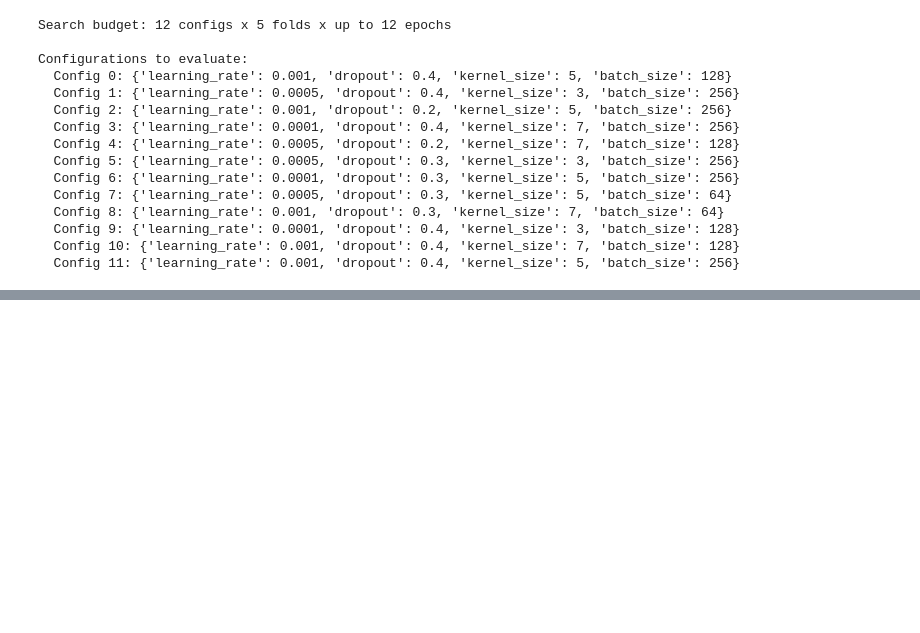
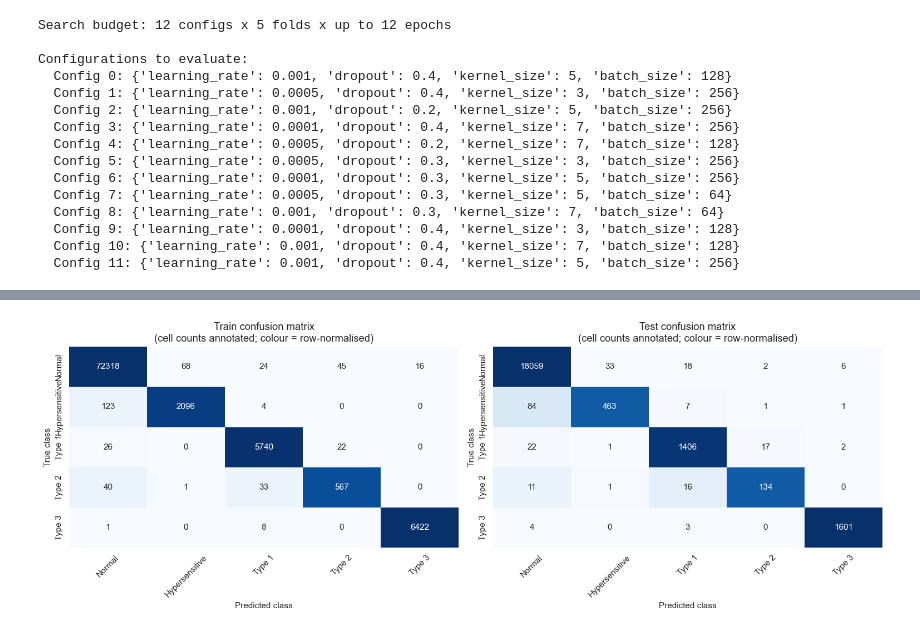
Before and after one commit to Arush70/ECG-Heartbeat-Classification, a Jupyter notebook: Training-ANN Backup.ipynb, the cells around one changed output, grey strips where cells are left out. Cells and saved outputs as stored; diff of their text form; code cells hidden in the pictures; blank space fills up the shorter version.

```diff
--- a/Training-ANN Backup.ipynb
+++ b/Training-ANN Backup.ipynb
@@ -1000,14 +617,0 @@ Supraventricular     0.9587              0.8983       0.9990 0.9275
-# %%
-# Stage 9b: Side-by-side confusion matrices (train and test)
-
-fig, axes = plt.subplots(1, 2, figsize=(14, 5))
-for ax, res, name in zip(axes, [train_results, test_results], ['Train', 'Test']):
-    cm = res['cm']
-    cm_norm = cm.astype(float) / cm.sum(axis=1, keepdims=True)   # row-normalise
-    sns.heatmap(cm_norm, annot=cm, fmt='d', cmap='Blues',
-                xticklabels=range(5), yticklabels=range(5), ax=ax, cbar=False)
-    ax.set_title(f'{name} confusion matrix\n(cell counts annotated; colour = row-normalised)')
-    ax.set_xlabel('Predicted class'); ax.set_ylabel('True class')
-plt.tight_layout()
-plt.savefig('fig_confusion_matrices.png', bbox_inches='tight', dpi=150)
-plt.show()
@@ -1185,0 +973,17 @@ Running t-SNE (this may take a couple of minutes)...
+# %%
+# Stage 10b: Side-by-side confusion matrices (train and test)
+
+fig, axes = plt.subplots(1, 2, figsize=(14, 5))
+for ax, res, name in zip(axes, [train_results, test_results], ['Train', 'Test']):
+    cm = res['cm']
+    cm_norm = cm.astype(float) / cm.sum(axis=1, keepdims=True)   # row-normalise
+    sns.heatmap(cm_norm, annot=cm, fmt='d', cmap='Blues',
+                xticklabels=class_names, yticklabels=class_names, ax=ax, cbar=False)
+    ax.set_title(f'{name} confusion matrix\n(cell counts annotated; colour = row-normalised)')
+    ax.set_xlabel('Predicted class'); ax.set_ylabel('True class')
+    ax.tick_params(axis='x', rotation=45)
+plt.tight_layout()
+plt.savefig('fig_confusion_matrices.png', bbox_inches='tight', dpi=150)
+plt.show()
+# %% [output]
+[figure, added]
```
Also changed, not shown: parts of 66 cells of this notebook, 24 other files.
